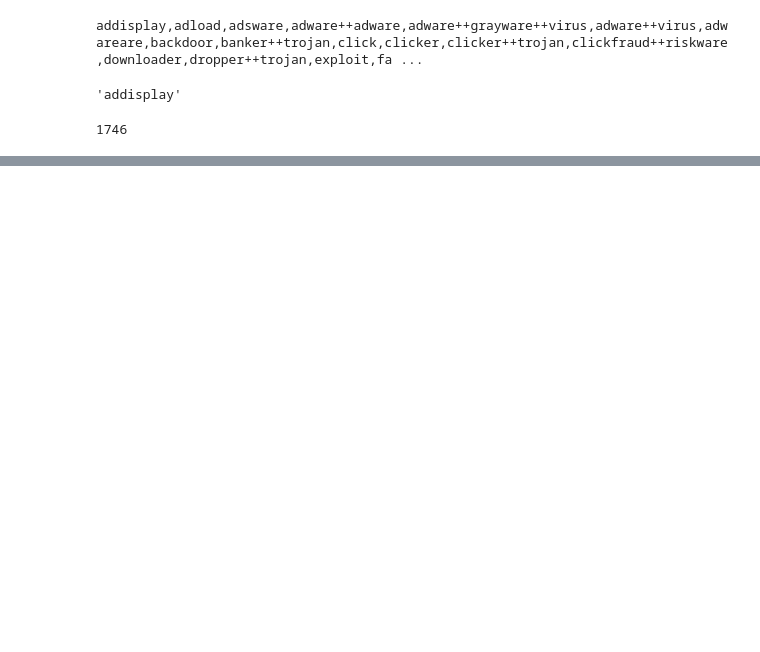
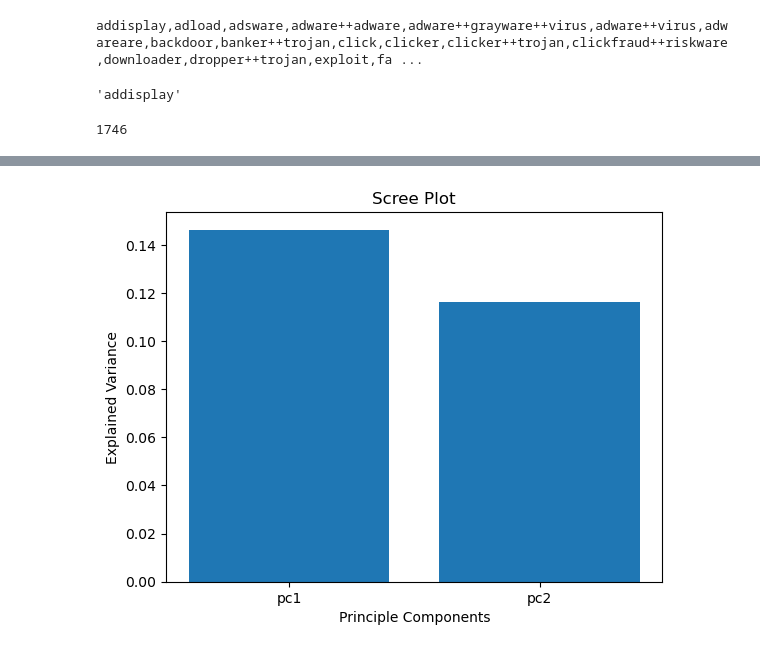
Before and after one commit to dnzambuli/CSI2020-classwork, a Jupyter notebook: pca/task.ipynb, the cells around one changed output, grey strips where cells are left out. Saved outputs shown, nothing was run; the diff lists cells and outputs as text; code cells hidden in the pictures; blank space fills up the shorter version.

```diff
--- a/pca/task.ipynb
+++ b/pca/task.ipynb
@@ -80,0 +105,12 @@ images[1]
+# %%
+# plot findings
+var = pca.explained_variance_ratio_
+
+# scree plot of pc1 and pc2
+plt.bar(['pc1', 'pc2'], var)
+plt.xlabel('Principle Components')
+plt.ylabel('Explained Variance')
+plt.title('Scree Plot')
+plt.show()
+# %% [output]
+[figure, added]
```
Also changed, not shown: parts of 8 cells of this notebook.
